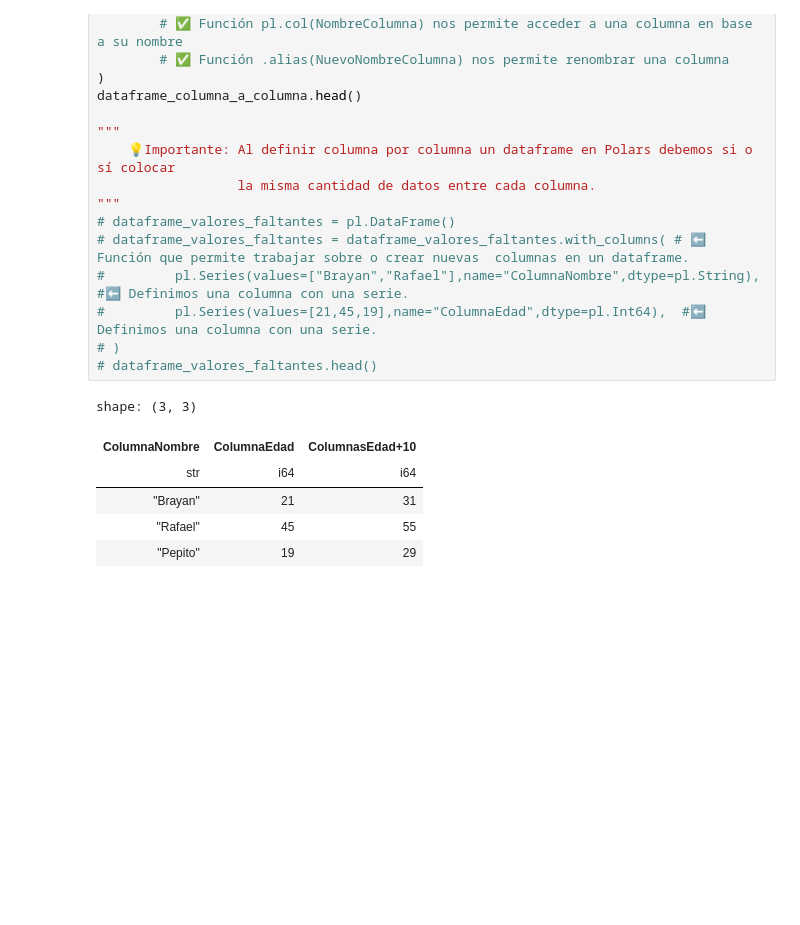
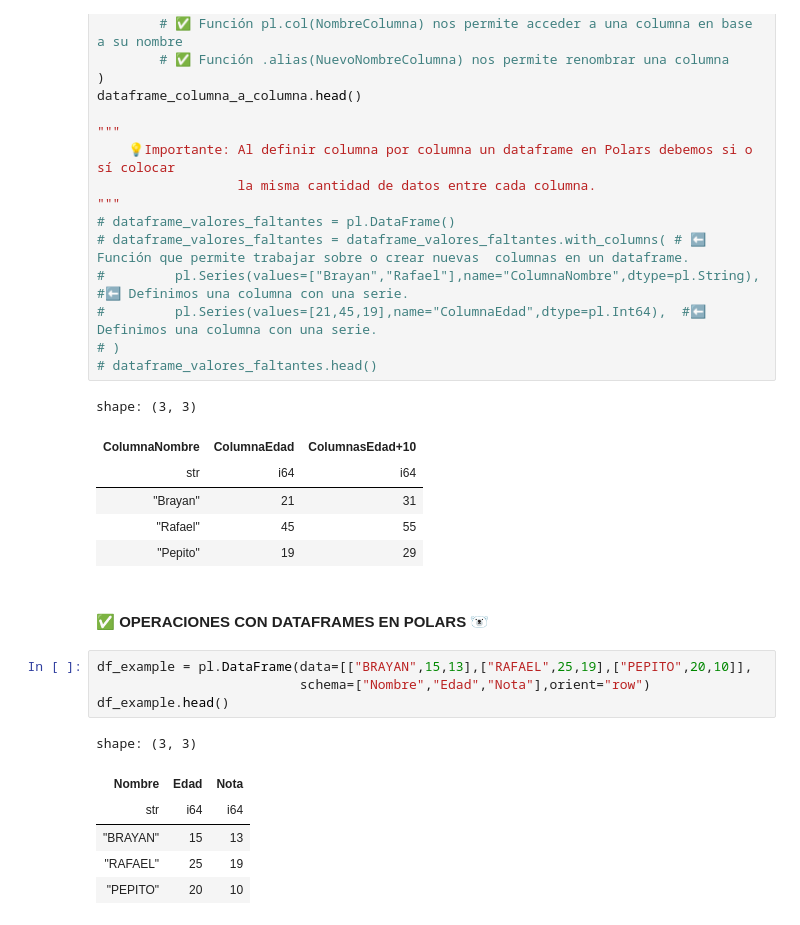
Before and after one commit to BrayanR03/Fundamentos-Pandas-y-Polars, a Jupyter notebook: polars/01_series_en_polars.ipynb, the cells around one changed output. Cells and saved outputs as stored; diff of their text form; blank space fills up the shorter version.

```diff
--- a/polars/01_series_en_polars.ipynb
+++ b/polars/01_series_en_polars.ipynb
@@ -259,3 +259,16 @@ shape: (3, 3)
 | "Brayan" | 21 | 31 |
 | "Rafael" | 45 | 55 |
 | "Pepito" | 19 | 29 |
+# %% [markdown]
+#### ✅ OPERACIONES CON DATAFRAMES EN POLARS 🐻‍❄️
+# %%
+df_example = pl.DataFrame(data=[["BRAYAN",15,13],["RAFAEL",25,19],["PEPITO",20,10]],
+                          schema=["Nombre","Edad","Nota"],orient="row")
+df_example.head()
+# %% [output]
+shape: (3, 3)
+| Nombre | Edad | Nota |
+| str | i64 | i64 |
+| "BRAYAN" | 15 | 13 |
+| "RAFAEL" | 25 | 19 |
+| "PEPITO" | 20 | 10 |
```
Also changed, not shown: parts of 8 cells of this notebook, 1 other file.
